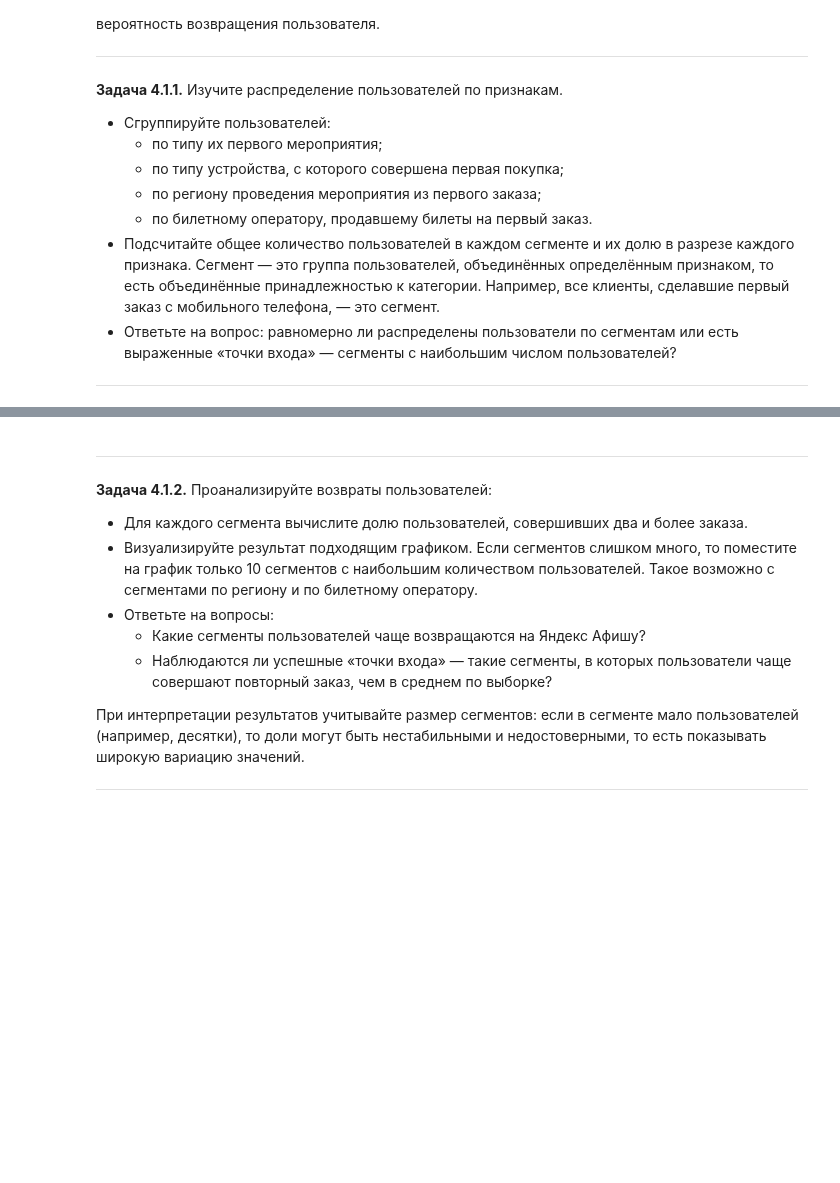
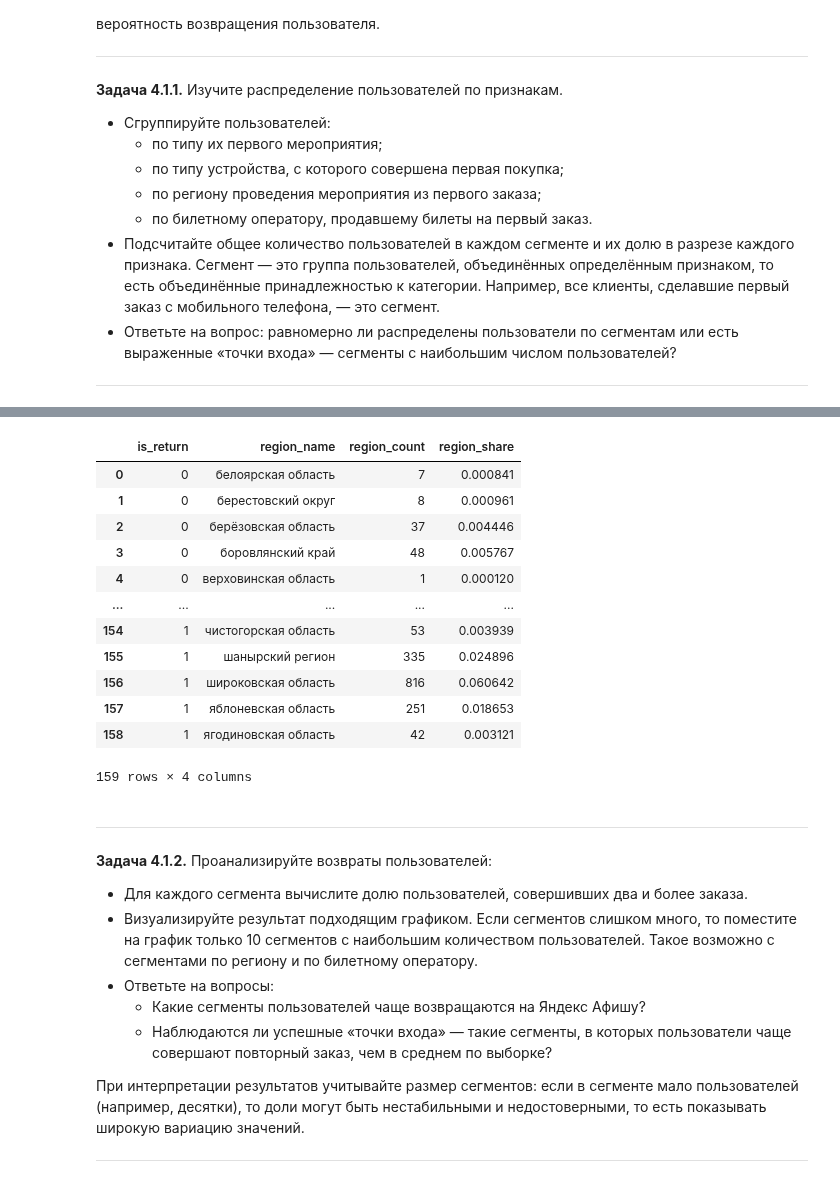
Before and after one commit to blbl-blbl/yandex_practicum_Data_Science_Course, a Jupyter notebook: Module_2_Python_Preprocessing/Final_project_of_2_module.ipynb, the cells around one changed output, grey strips where cells are left out. Drawn from its saved outputs; the diff is of its cells as text; code cells hidden in the pictures; blank space fills up the shorter version.

```diff
--- a/Module_2_Python_Preprocessing/Final_project_of_2_module.ipynb
+++ b/Module_2_Python_Preprocessing/Final_project_of_2_module.ipynb
@@ -697,3 +762,19 @@ plt.show()
+# %%
+region_df
+# %% [output]
+|  | is_return | region_name | region_count | region_share |
+| 0 | 0 | белоярская область | 7 | 0.000841 |
+| 1 | 0 | берестовский округ | 8 | 0.000961 |
+| 2 | 0 | берёзовская область | 37 | 0.004446 |
+| 3 | 0 | боровлянский край | 48 | 0.005767 |
+| 4 | 0 | верховинская область | 1 | 0.000120 |
+| ... | ... | ... | ... | ... |
+| 154 | 1 | чистогорская область | 53 | 0.003939 |
+| 155 | 1 | шанырский регион | 335 | 0.024896 |
+| 156 | 1 | широковская область | 816 | 0.060642 |
+| 157 | 1 | яблоневская область | 251 | 0.018653 |
+| 158 | 1 | ягодиновская область | 42 | 0.003121 |
+159 rows × 4 columns
 # %% [markdown]
 ---
 
```
Also changed, not shown: parts of 18 cells of this notebook.
